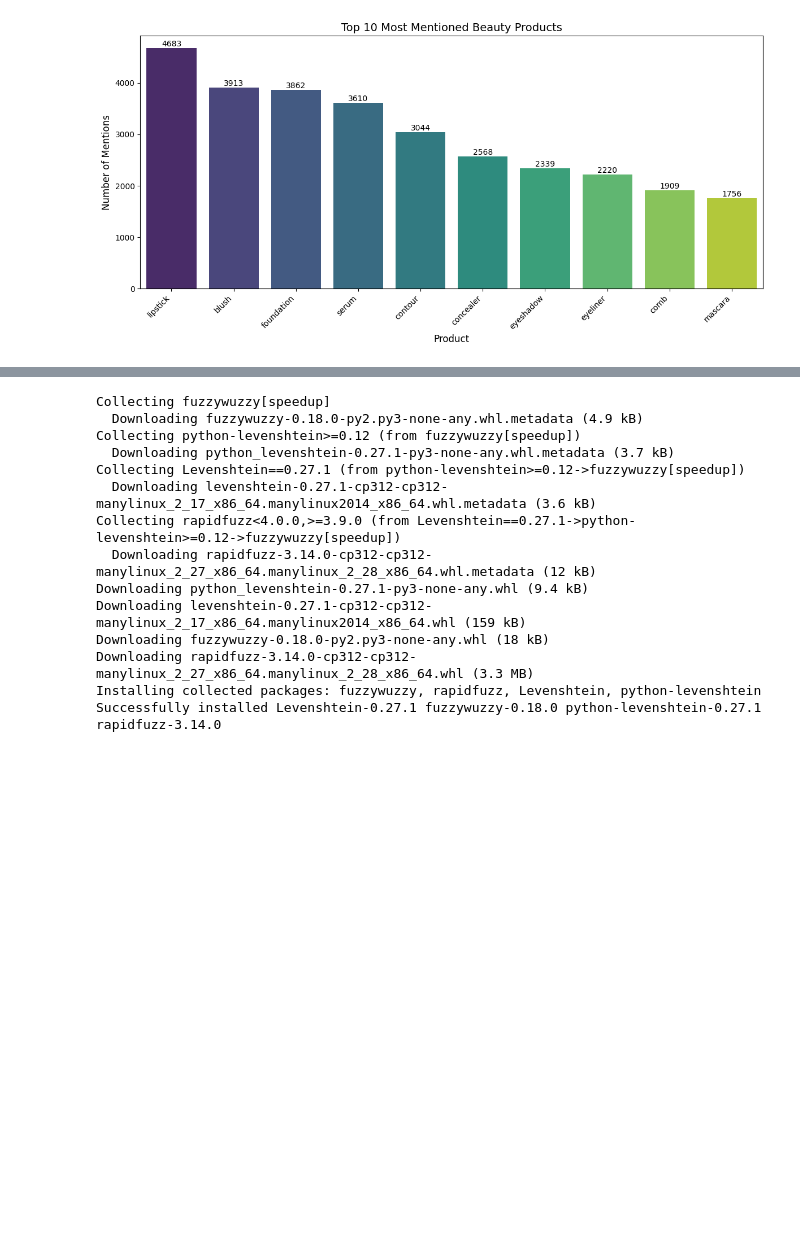
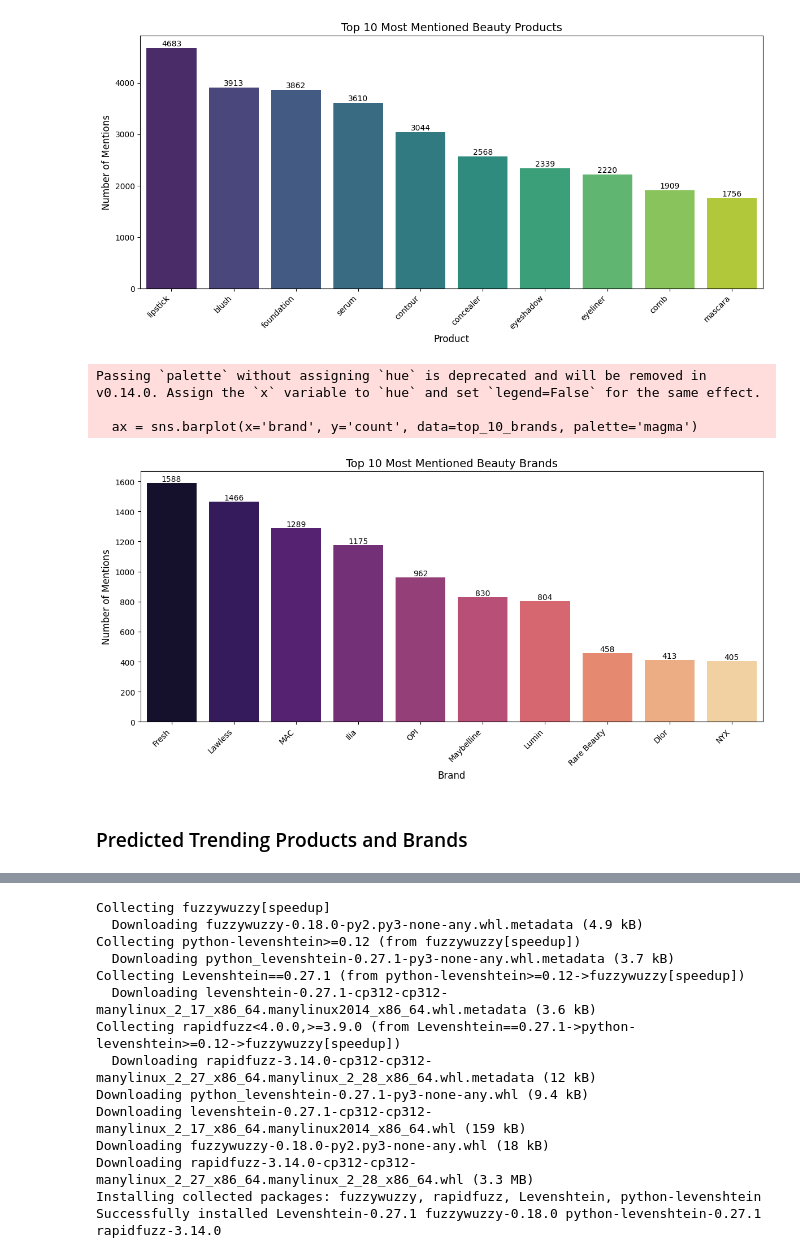
Before and after one commit to lichee03/Loreal-Competition-Born-to-Win, a Jupyter notebook: app/trendAnalysis/extract_product.ipynb, the cells around one changed output, grey strips where cells are left out. Saved outputs shown, nothing was run; the diff lists cells and outputs as text; code cells hidden in the pictures; blank space fills up the shorter version.

```diff
--- a/app/trendAnalysis/extract_product.ipynb
+++ b/app/trendAnalysis/extract_product.ipynb
@@ -320,3 +351,43 @@ top_10.to_json(top_10_json_path, orient="records", indent=2)
+# %%
+all_brands = [brand for sublist in df['brands'].dropna() for brand in set(sublist)]  # remove duplicates per video
+brand_counts = Counter(all_brands)
+
+brand_counts_df = pd.DataFrame(brand_counts.items(), columns=['brand', 'count'])
+brand_counts_df = brand_counts_df.sort_values(by='count', ascending=False)
+
+# Top 10 brands
+top_10_brands = brand_counts_df.head(10)
+
+plt.figure(figsize=(12,6))
+ax = sns.barplot(x='brand', y='count', data=top_10_brands, palette='magma')
+
+# Add counts on top
+for p in ax.patches:
+    height = p.get_height()
+    ax.annotate(f'{int(height)}',
+                (p.get_x() + p.get_width() / 2, height),
+                ha='center', va='bottom', fontsize=10)
+
+plt.title("Top 10 Most Mentioned Beauty Brands", fontsize=14)
+plt.xlabel("Brand", fontsize=12)
+plt.ylabel("Number of Mentions", fontsize=12)
+plt.xticks(rotation=45, ha='right')
+plt.tight_layout()
+plt.show()
+
+top_100_brands = brand_counts_df.head(100)
+
+top_100_dict = top_100_brands.to_dict(orient="records")
+
+with open("top_100_brands.json", "w", encoding="utf-8") as f:
+    json.dump(top_100_dict, f, ensure_ascii=False, indent=2)
+# %% [output]
+Passing `palette` without assigning `hue` is deprecated and will be removed in v0.14.0. Assign the `x` variable to `hue` and set `legend=False` for the same effect.
+
+  ax = sns.barplot(x='brand', y='count', data=top_10_brands, palette='magma')
+[figure, added]
+# %% [markdown]
+### Predicted Trending Products and Brands
 # %%
 import pandas as pd
 import re
```
Also changed, not shown: parts of 24 cells of this notebook, 6 other files.
